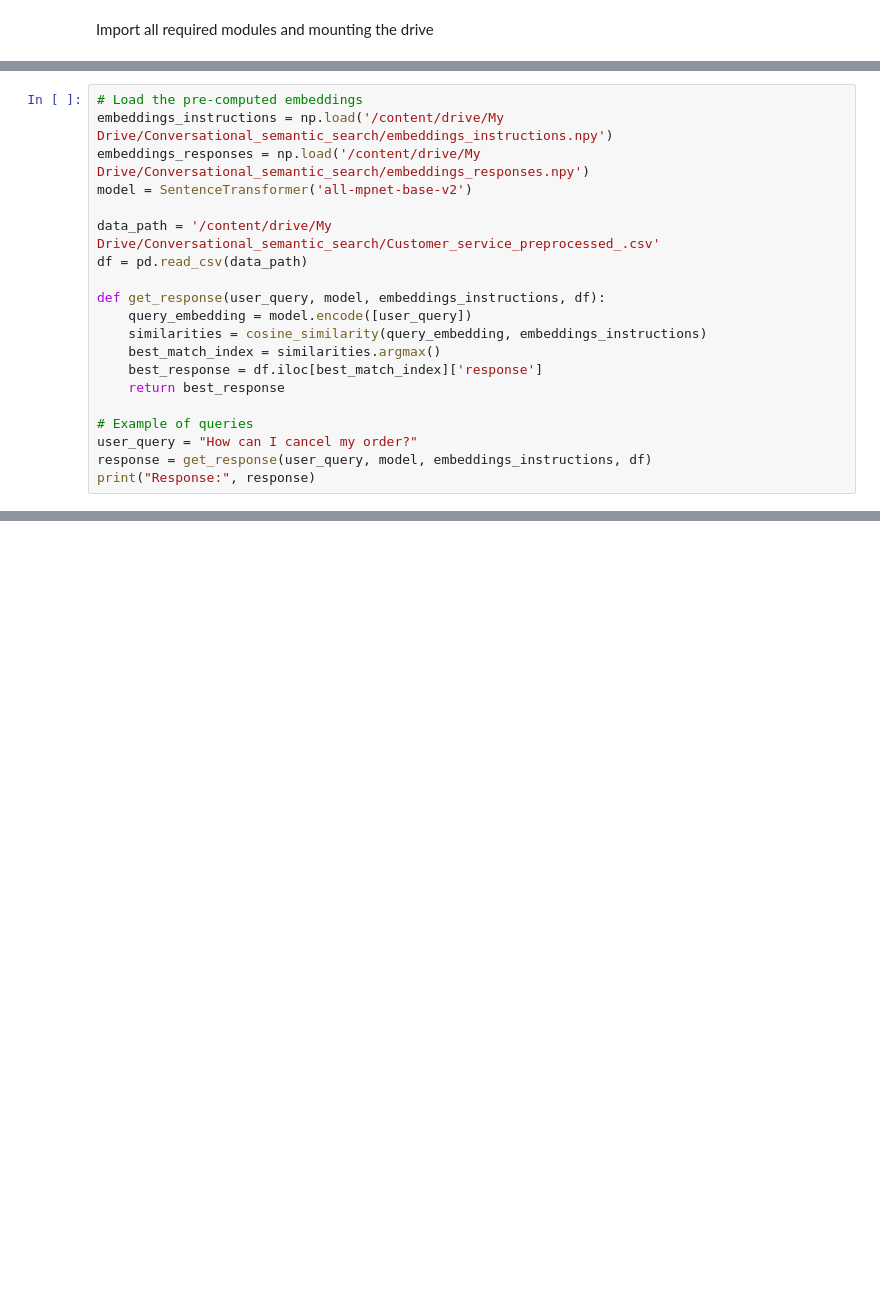
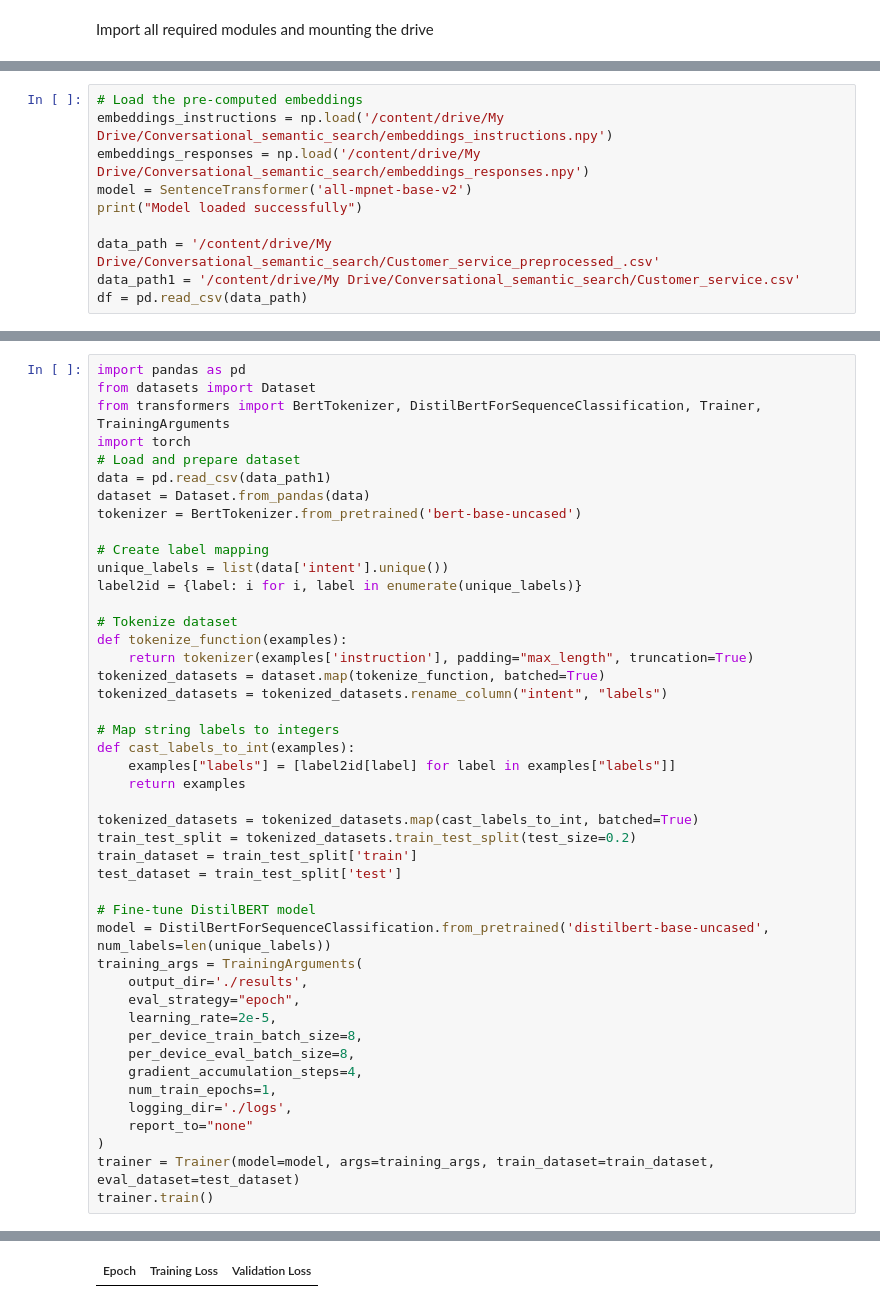
Before and after one commit to Tekleab15/Context-Aware-Conversational-Search-System, a Jupyter notebook: notebooks/semantic_search_implementation.ipynb, the cells around one changed output, grey strips where cells are left out. Saved outputs shown, nothing was run; the diff lists cells and outputs as text; blank space fills up the shorter version.

Commit message:
intent recognition implementation

```diff
--- a/notebooks/semantic_search_implementation.ipynb
+++ b/notebooks/semantic_search_implementation.ipynb
@@ -22,19 +28,9 @@ Run and mounted Successfully!
 embeddings_instructions = np.load('/content/drive/My Drive/Conversational_semantic_search/embeddings_instructions.npy')
 embeddings_responses = np.load('/content/drive/My Drive/Conversational_semantic_search/embeddings_responses.npy')
 model = SentenceTransformer('all-mpnet-base-v2')
+print("Model loaded successfully")
 
 data_path = '/content/drive/My Drive/Conversational_semantic_search/Customer_service_preprocessed_.csv'
+data_path1 = '/content/drive/My Drive/Conversational_semantic_search/Customer_service.csv'
 df = pd.read_csv(data_path)
-
-def get_response(user_query, model, embeddings_instructions, df):
-    query_embedding = model.encode([user_query])
-    similarities = cosine_similarity(query_embedding, embeddings_instructions)
-    best_match_index = similarities.argmax()
-    best_response = df.iloc[best_match_index]['response']
-    return best_response
-
-# Example of queries
-user_query = "How can I cancel my order?"
-response = get_response(user_query, model, embeddings_instructions, df)
-print("Response:", response)
 # %% [output]
@@ -67,0 +143,46 @@ Response: Certainly! I can assist you with editing your delivery address. To do
+# %%
+import pandas as pd
+from datasets import Dataset
+from transformers import BertTokenizer, DistilBertForSequenceClassification, Trainer, TrainingArguments
+import torch
+# Load and prepare dataset
+data = pd.read_csv(data_path1)
+dataset = Dataset.from_pandas(data)
+tokenizer = BertTokenizer.from_pretrained('bert-base-uncased')
+
+# Create label mapping
+unique_labels = list(data['intent'].unique())
+label2id = {label: i for i, label in enumerate(unique_labels)}
+
+# Tokenize dataset
+def tokenize_function(examples):
+    return tokenizer(examples['instruction'], padding="max_length", truncation=True)
+tokenized_datasets = dataset.map(tokenize_function, batched=True)
+tokenized_datasets = tokenized_datasets.rename_column("intent", "labels")
+
+# Map string labels to integers
+def cast_labels_to_int(examples):
+    examples["labels"] = [label2id[label] for label in examples["labels"]]
+    return examples
+
+tokenized_datasets = tokenized_datasets.map(cast_labels_to_int, batched=True)
+train_test_split = tokenized_datasets.train_test_split(test_size=0.2)
+train_dataset = train_test_split['train']
+test_dataset = train_test_split['test']
+
+# Fine-tune DistilBERT model
+model = DistilBertForSequenceClassification.from_pretrained('distilbert-base-uncased', num_labels=len(unique_labels))
+training_args = TrainingArguments(
+    output_dir='./results',
+    eval_strategy="epoch",
+    learning_rate=2e-5,
+    per_device_train_batch_size=8,
+    per_device_eval_batch_size=8,
+    gradient_accumulation_steps=4,
+    num_train_epochs=1,
+    logging_dir='./logs',
+    report_to="none"
+)
+trainer = Trainer(model=model, args=training_args, train_dataset=train_dataset, eval_dataset=test_dataset)
+trainer.train()
+# %% [output]
@@ -67,0 +192 @@ Response: Certainly! I can assist you with editing your delivery address. To do
+| Epoch | Training Loss | Validation Loss |
```
Also changed, not shown: parts of 21 cells of this notebook.
